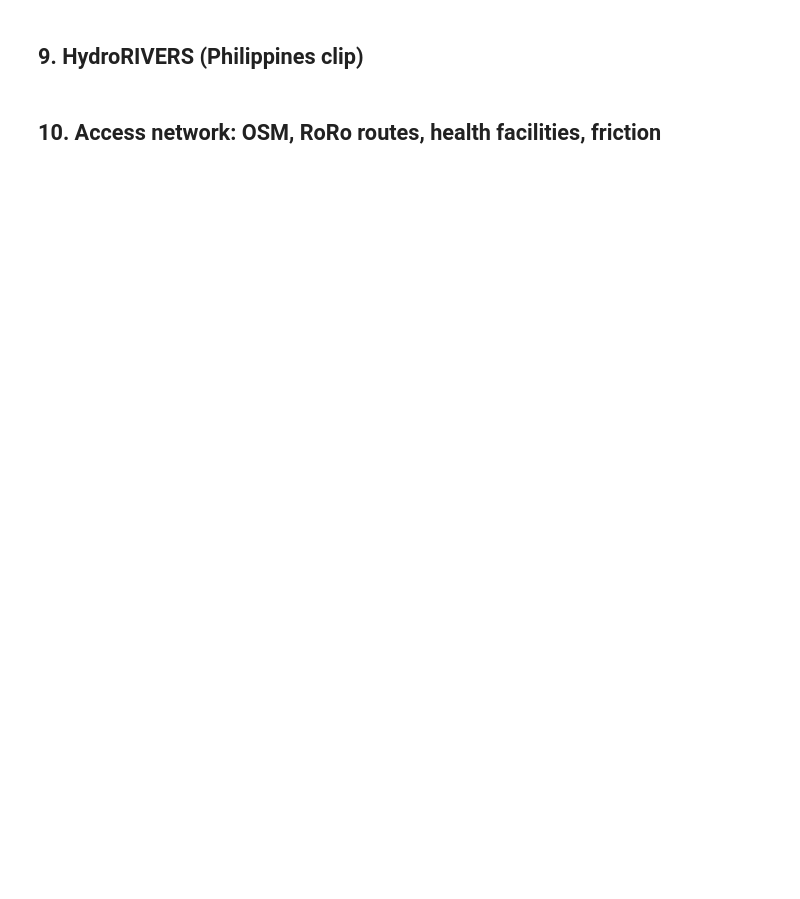
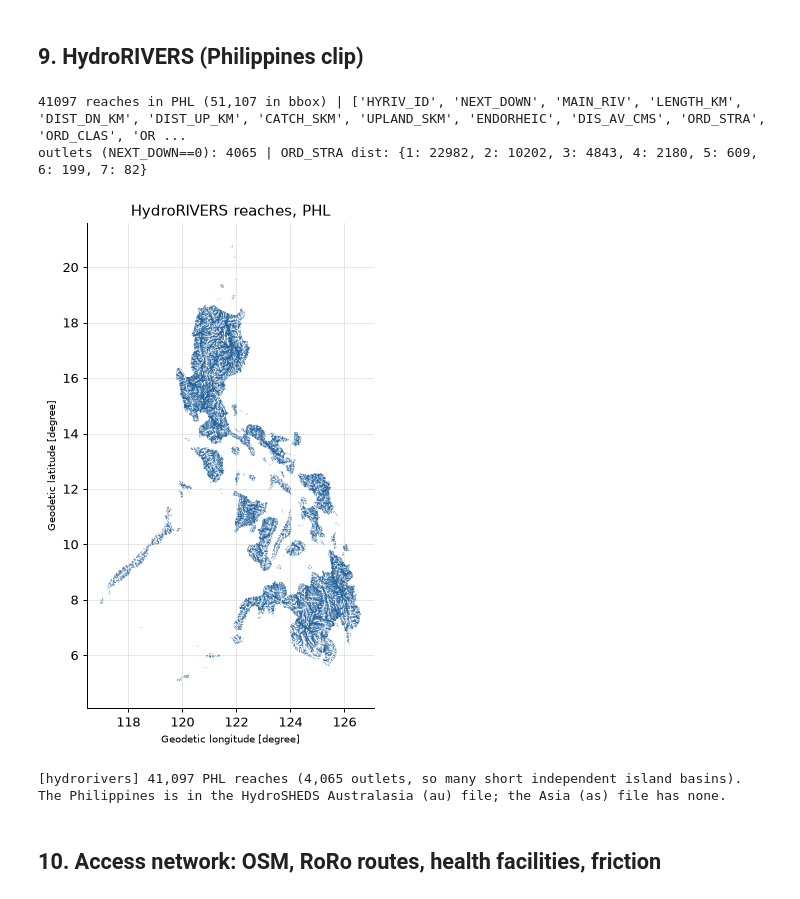
Before and after one commit to mcfcs/bantaybaha, a Jupyter notebook: notebooks/00_data_eda.ipynb, the cells around one changed output. Drawn from its saved outputs; the diff is of its cells as text; code cells hidden in the pictures; blank space fills up the shorter version.

```diff
--- a/notebooks/00_data_eda.ipynb
+++ b/notebooks/00_data_eda.ipynb
@@ -216,11 +378,19 @@ if have("sentinel1"):
 # %% [markdown]
 ## 9. HydroRIVERS (Philippines clip)
 # %%
-hr = gpd.read_file(f"zip://{(RAW / 'hydrorivers/HydroRIVERS_v10_as_shp.zip').as_posix()}!HydroRIVERS_v10_as_shp/HydroRIVERS_v10_as.shp", bbox=BBOX)
-hr = hr.clip(adm1.to_crs(hr.crs).union_all()) if "adm1" in dir() else hr
-print(len(hr), "reaches |", hr.columns.tolist())
+hr = gpd.read_file(f"zip://{(RAW / 'hydrorivers/HydroRIVERS_v10_au_shp.zip').as_posix()}!HydroRIVERS_v10_au_shp/HydroRIVERS_v10_au.shp", bbox=BBOX)
+n_bbox = len(hr)  # the bbox also catches Borneo/Sulawesi reaches; keep those touching PHL (simplified outline, fast)
+land = gpd.read_file(zpath, layer="phl_admin0").to_crs(hr.crs).simplify(0.01).buffer(0.01).union_all()
+hr = hr[hr.intersects(land)]
+print(len(hr), f"reaches in PHL ({n_bbox:,} in bbox) |", hr.columns.tolist())
 print("outlets (NEXT_DOWN==0):", (hr.NEXT_DOWN == 0).sum(), "| ORD_STRA dist:", hr.ORD_STRA.value_counts().sort_index().to_dict())
 ax = hr.plot(linewidth=hr.ORD_STRA / 4, figsize=(6, 7), color="#1f5f99"); ax.set_title("HydroRIVERS reaches, PHL"); plt.show()
+note("hydrorivers", f"{len(hr):,} PHL reaches ({(hr.NEXT_DOWN == 0).sum():,} outlets, so many short independent island basins). The Philippines is in the HydroSHEDS Australasia (au) file; the Asia (as) file has none.")
+# %% [output]
+41097 reaches in PHL (51,107 in bbox) | ['HYRIV_ID', 'NEXT_DOWN', 'MAIN_RIV', 'LENGTH_KM', 'DIST_DN_KM', 'DIST_UP_KM', 'CATCH_SKM', 'UPLAND_SKM', 'ENDORHEIC', 'DIS_AV_CMS', 'ORD_STRA', 'ORD_CLAS', 'OR ...
+outlets (NEXT_DOWN==0): 4065 | ORD_STRA dist: {1: 22982, 2: 10202, 3: 4843, 4: 2180, 5: 609, 6: 199, 7: 82}
+[figure, added]
+[hydrorivers] 41,097 PHL reaches (4,065 outlets, so many short independent island basins). The Philippines is in the HydroSHEDS Australasia (au) file; the Asia (as) file has none.
 # %% [markdown]
 ## 10. Access network: OSM, RoRo routes, health facilities, friction
 # %%
```
Also changed, not shown: parts of 21 cells of this notebook, 6 other files.
